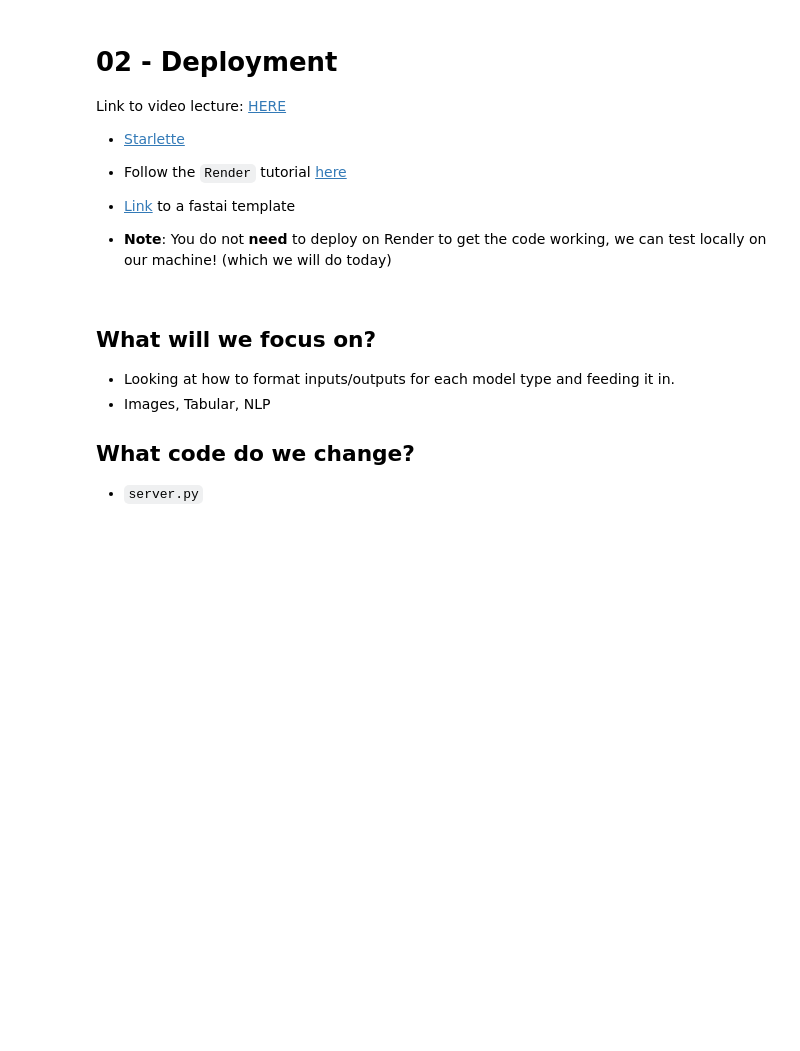
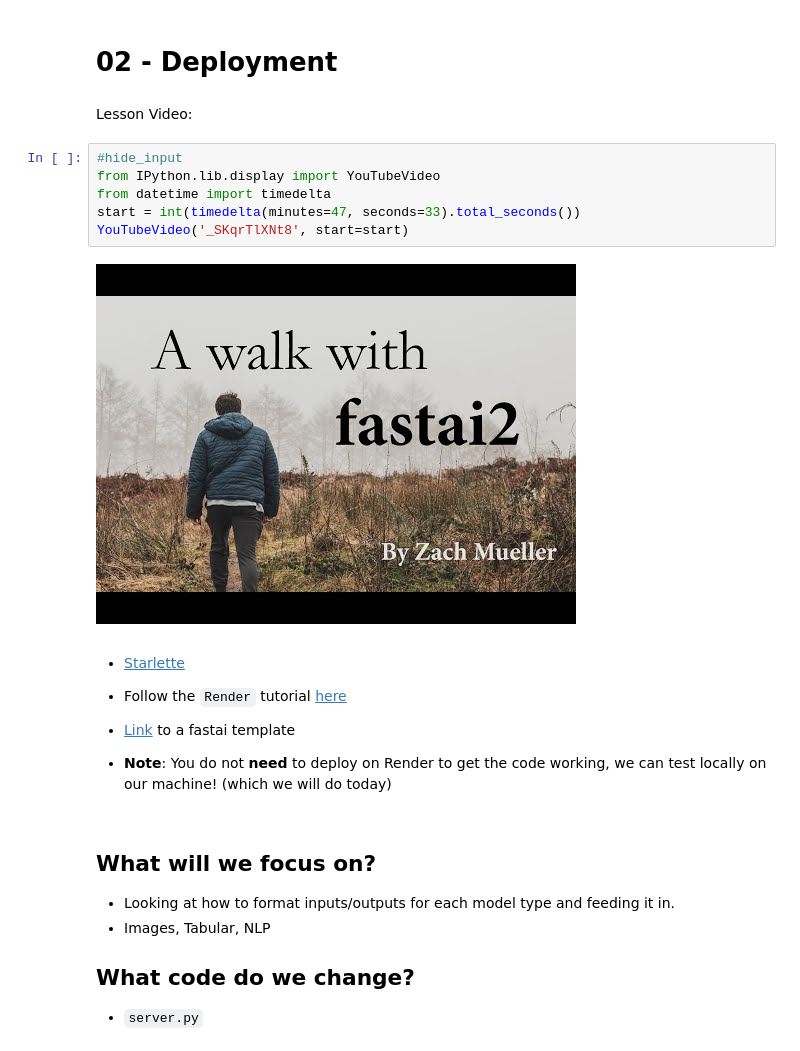
Before and after one commit to walkwithfastai/walkwithfastai.github.io, a Jupyter notebook: nbs/Walk with fastai Course/02_Deployment.ipynb, the cells around one changed output. Saved outputs shown, nothing was run; the diff lists cells and outputs as text; blank space fills up the shorter version.

Commit message:
Embed YouTube player

```diff
--- a/nbs/Walk with fastai Course/02_Deployment.ipynb
+++ b/nbs/Walk with fastai Course/02_Deployment.ipynb
@@ -1,8 +1,16 @@
+# %% [markdown]
+# 02 - Deployment
+# %% [markdown]
+Lesson Video:
+# %%
+#hide_input
+from IPython.lib.display import YouTubeVideo
+from datetime import timedelta
+start = int(timedelta(minutes=47, seconds=33).total_seconds())
+YouTubeVideo('_SKqrTlXNt8', start=start)
+# %% [output]
+[figure, added]
 # %% [markdown]
-# 02 - Deployment
-
-Link to video lecture: [HERE](https://www.youtube.com/watch?v=_SKqrTlXNt8&t=47m33s)
-
 * [Starlette](https://www.starlette.io/)
 * Follow the `Render` tutorial [here](https://github.com/render-examples/fastai-v3)
 * [Link](https://github.com/muellerzr/fastai2-Starlette) to a fastai template
```
Also changed, not shown: 10 other files.
